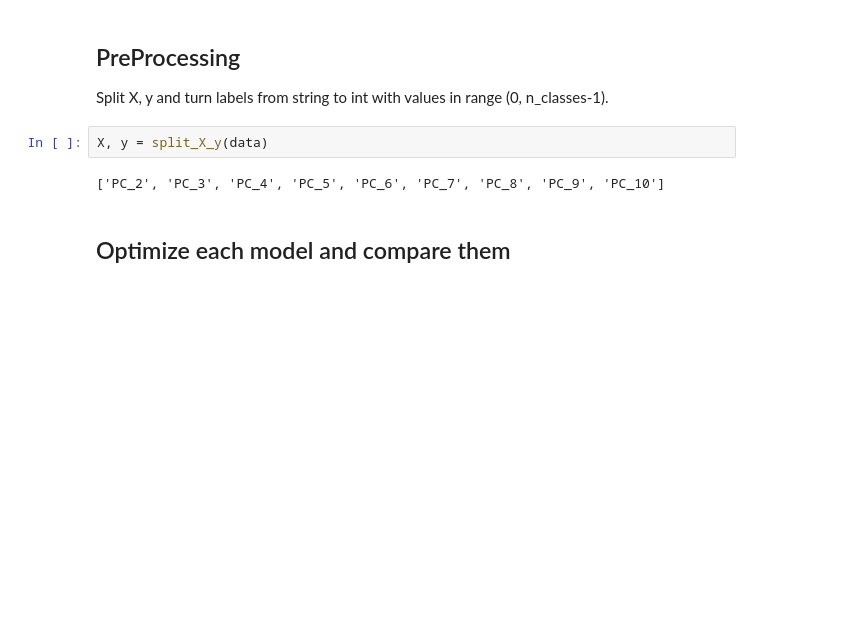
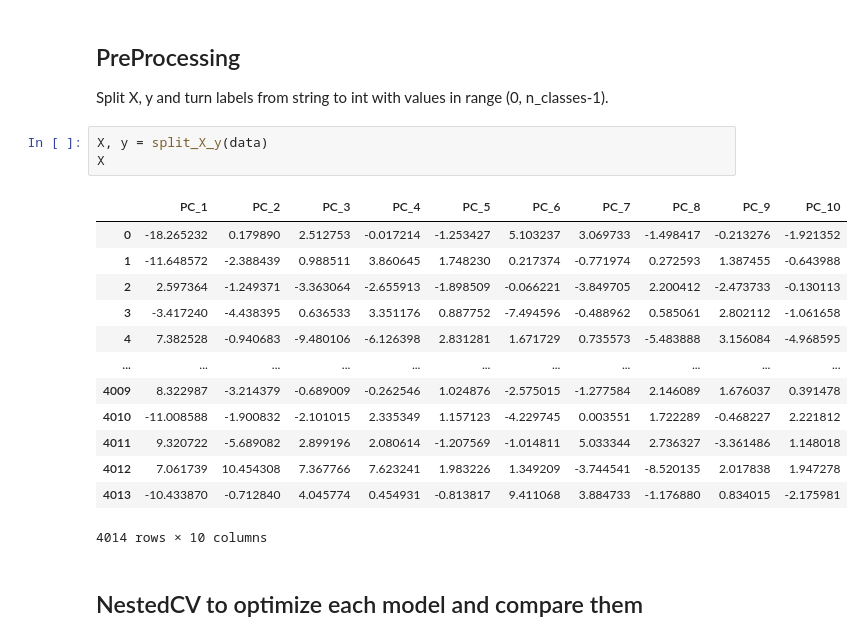
Before and after one commit to daphnetsolissou/scRNAseq-CellTypeClassifier-breast-epithelium, a Jupyter notebook: model_selection_pipeline.ipynb, the cells around one changed output. Saved outputs shown, nothing was run; the diff lists cells and outputs as text; blank space fills up the shorter version.

```diff
--- a/model_selection_pipeline.ipynb
+++ b/model_selection_pipeline.ipynb
@@ -80,7 +82,20 @@ memory usage: 345.0+ KB
 Split X, y and turn labels from string to int with values in range (0, n_classes-1).
 # %%
 X, y = split_X_y(data)
+X
 # %% [output]
+|  | PC_1 | PC_2 | PC_3 | PC_4 | PC_5 | PC_6 | PC_7 | PC_8 | PC_9 | PC_10 |
+| 0 | -18.265232 | 0.179890 | 2.512753 | -0.017214 | -1.253427 | 5.103237 | 3.069733 | -1.498417 | -0.213276 | -1.921352 |
+| 1 | -11.648572 | -2.388439 | 0.988511 | 3.860645 | 1.748230 | 0.217374 | -0.771974 | 0.272593 | 1.387455 | -0.643988 |
+| 2 | 2.597364 | -1.249371 | -3.363064 | -2.655913 | -1.898509 | -0.066221 | -3.849705 | 2.200412 | -2.473733 | -0.130113 |
+| 3 | -3.417240 | -4.438395 | 0.636533 | 3.351176 | 0.887752 | -7.494596 | -0.488962 | 0.585061 | 2.802112 | -1.061658 |
+| 4 | 7.382528 | -0.940683 | -9.480106 | -6.126398 | 2.831281 | 1.671729 | 0.735573 | -5.483888 | 3.156084 | -4.968595 |
+| ... | ... | ... | ... | ... | ... | ... | ... | ... | ... | ... |
+| 4009 | 8.322987 | -3.214379 | -0.689009 | -0.262546 | 1.024876 | -2.575015 | -1.277584 | 2.146089 | 1.676037 | 0.391478 |
+| 4010 | -11.008588 | -1.900832 | -2.101015 | 2.335349 | 1.157123 | -4.229745 | 0.003551 | 1.722289 | -0.468227 | 2.221812 |
+| 4011 | 9.320722 | -5.689082 | 2.899196 | 2.080614 | -1.207569 | -1.014811 | 5.033344 | 2.736327 | -3.361486 | 1.148018 |
+| 4012 | 7.061739 | 10.454308 | 7.367766 | 7.623241 | 1.983226 | 1.349209 | -3.744541 | -8.520135 | 2.017838 | 1.947278 |
+| 4013 | -10.433870 | -0.712840 | 4.045774 | 0.454931 | -0.813817 | 9.411068 | 3.884733 | -1.176880 | 0.834015 | -2.175981 |
-['PC_2', 'PC_3', 'PC_4', 'PC_5', 'PC_6', 'PC_7', 'PC_8', 'PC_9', 'PC_10']
+4014 rows × 10 columns
 # %% [markdown]
-## Optimize each model and compare them
+## NestedCV to optimize each model and compare them
```
Also changed, not shown: parts of 15 cells of this notebook, 3 other files.
